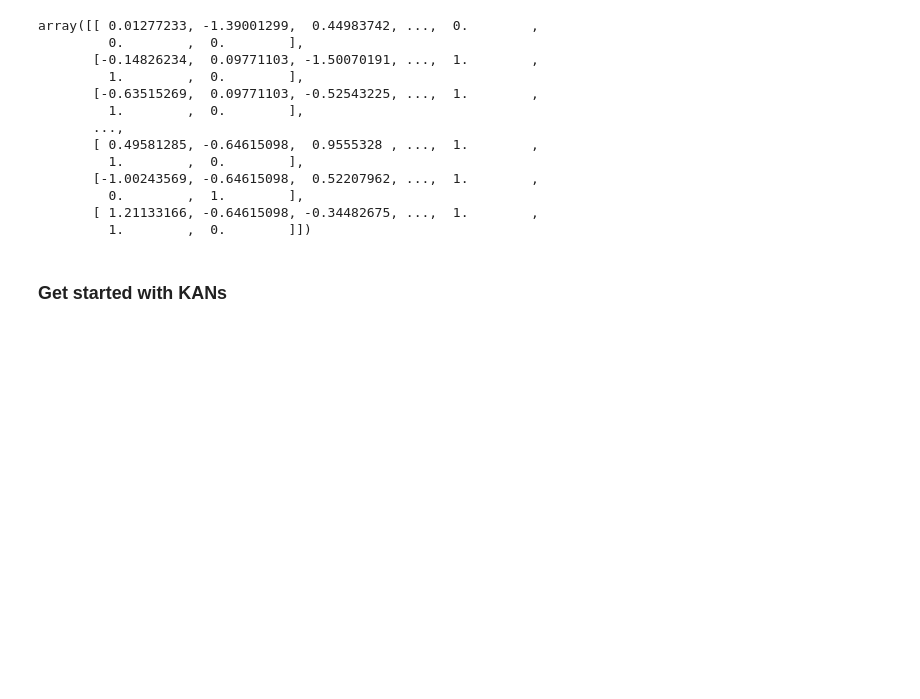
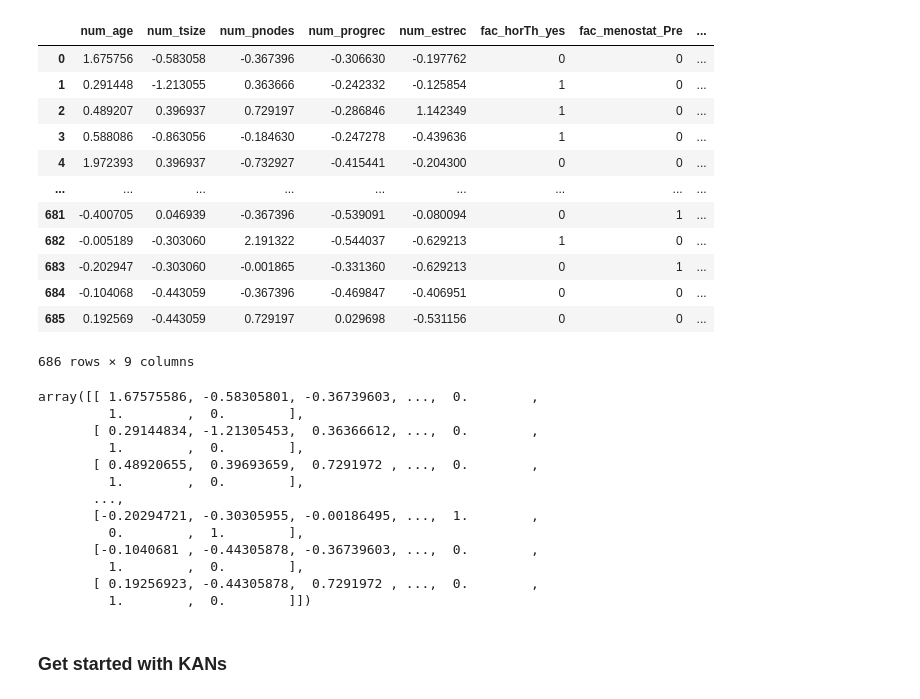
Before and after one commit to jiaxiang-cheng/CoxKAN, a Jupyter notebook: notebook/Hello CoxKAN.ipynb, the cells around one changed output. Cells and saved outputs as stored; diff of their text form; code cells hidden in the pictures; blank space fills up the shorter version.

```diff
--- a/notebook/Hello CoxKAN.ipynb
+++ b/notebook/Hello CoxKAN.ipynb
@@ -31,20 +46,38 @@ features
+# %%
+features = preprocessing.Preprocessor().fit_transform(
+    df[num_feats + cat_feats], cat_feats=cat_feats, num_feats=num_feats)
+features
+# %% [output]
+|  | num_age | num_tsize | num_pnodes | num_progrec | num_estrec | fac_horTh_yes | fac_menostat_Pre | ... |
+| 0 | 1.675756 | -0.583058 | -0.367396 | -0.306630 | -0.197762 | 0 | 0 | ... |
+| 1 | 0.291448 | -1.213055 | 0.363666 | -0.242332 | -0.125854 | 1 | 0 | ... |
+| 2 | 0.489207 | 0.396937 | 0.729197 | -0.286846 | 1.142349 | 1 | 0 | ... |
+| 3 | 0.588086 | -0.863056 | -0.184630 | -0.247278 | -0.439636 | 1 | 0 | ... |
+| 4 | 1.972393 | 0.396937 | -0.732927 | -0.415441 | -0.204300 | 0 | 0 | ... |
+| ... | ... | ... | ... | ... | ... | ... | ... | ... |
+| 681 | -0.400705 | 0.046939 | -0.367396 | -0.539091 | -0.080094 | 0 | 1 | ... |
+| 682 | -0.005189 | -0.303060 | 2.191322 | -0.544037 | -0.629213 | 1 | 0 | ... |
+| 683 | -0.202947 | -0.303060 | -0.001865 | -0.331360 | -0.629213 | 0 | 1 | ... |
+| 684 | -0.104068 | -0.443059 | -0.367396 | -0.469847 | -0.406951 | 0 | 0 | ... |
+| 685 | 0.192569 | -0.443059 | 0.729197 | 0.029698 | -0.531156 | 0 | 0 | ... |
+686 rows × 9 columns
 # %%
-x, t, e = features.values, outcomes.time.values, outcomes.event.values
+x, t, e = features.values, df.time.values, df.event.values
 # x = x[:,:10]
 x
 # %% [output]
-array([[ 0.01277233, -1.39001299,  0.44983742, ...,  0.        ,
-         0.        ,  0.        ],
-       [-0.14826234,  0.09771103, -1.50070191, ...,  1.        ,
+array([[ 1.67575586, -0.58305801, -0.36739603, ...,  0.        ,
          1.        ,  0.        ],
-       [-0.63515269,  0.09771103, -0.52543225, ...,  1.        ,
+       [ 0.29144834, -1.21305453,  0.36366612, ...,  0.        ,
+         1.        ,  0.        ],
+       [ 0.48920655,  0.39693659,  0.7291972 , ...,  0.        ,
          1.        ,  0.        ],
        ...,
-       [ 0.49581285, -0.64615098,  0.9555328 , ...,  1.        ,
+       [-0.20294721, -0.30305955, -0.00186495, ...,  1.        ,
+         0.        ,  1.        ],
+       [-0.1040681 , -0.44305878, -0.36739603, ...,  0.        ,
          1.        ,  0.        ],
-       [-1.00243569, -0.64615098,  0.52207962, ...,  1.        ,
-         0.        ,  1.        ],
-       [ 1.21133166, -0.64615098, -0.34482675, ...,  1.        ,
+       [ 0.19256923, -0.44305878,  0.7291972 , ...,  0.        ,
          1.        ,  0.        ]])
 # %%
 # horizons = [0.25, 0.5, 0.75]
```
Also changed, not shown: parts of 17 cells of this notebook, 29 other files.
